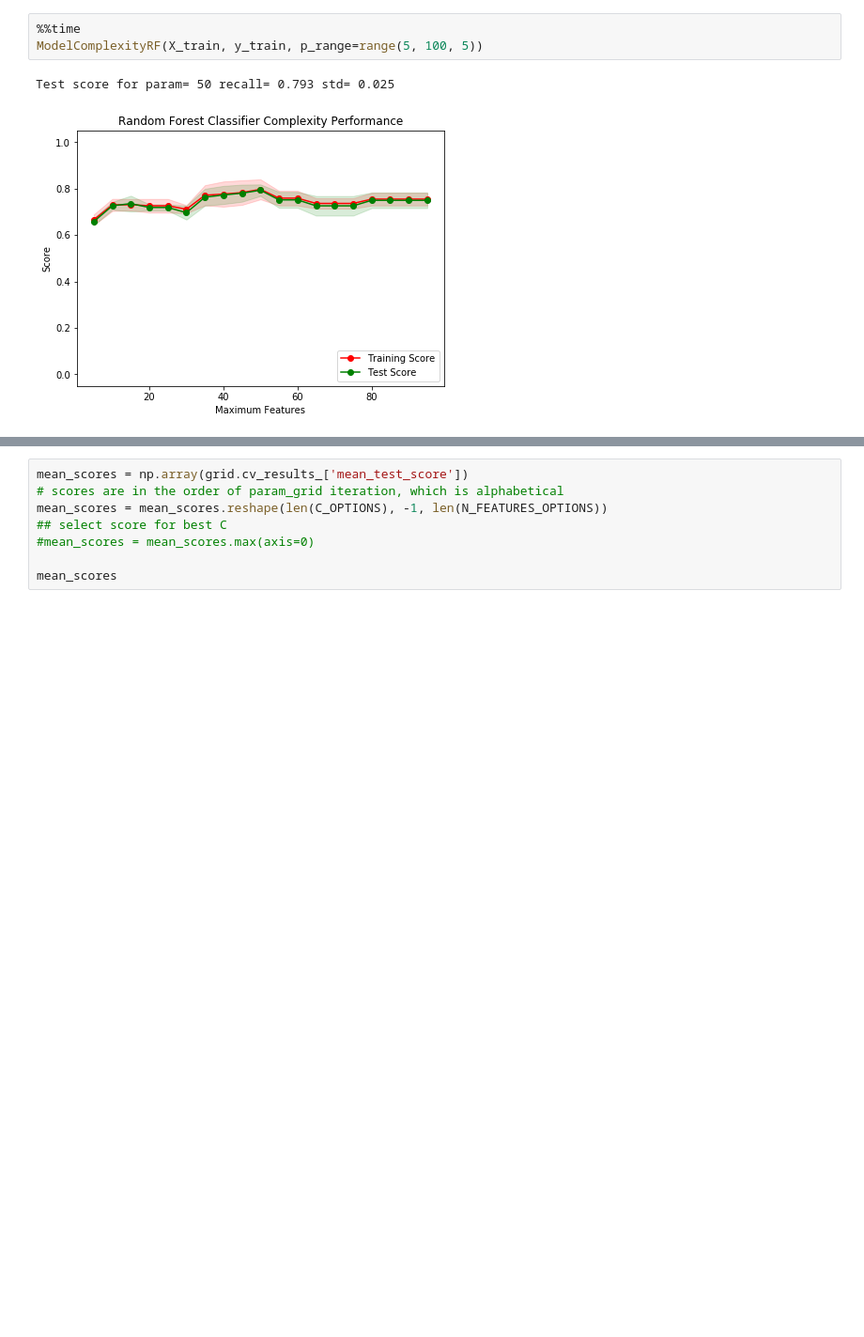
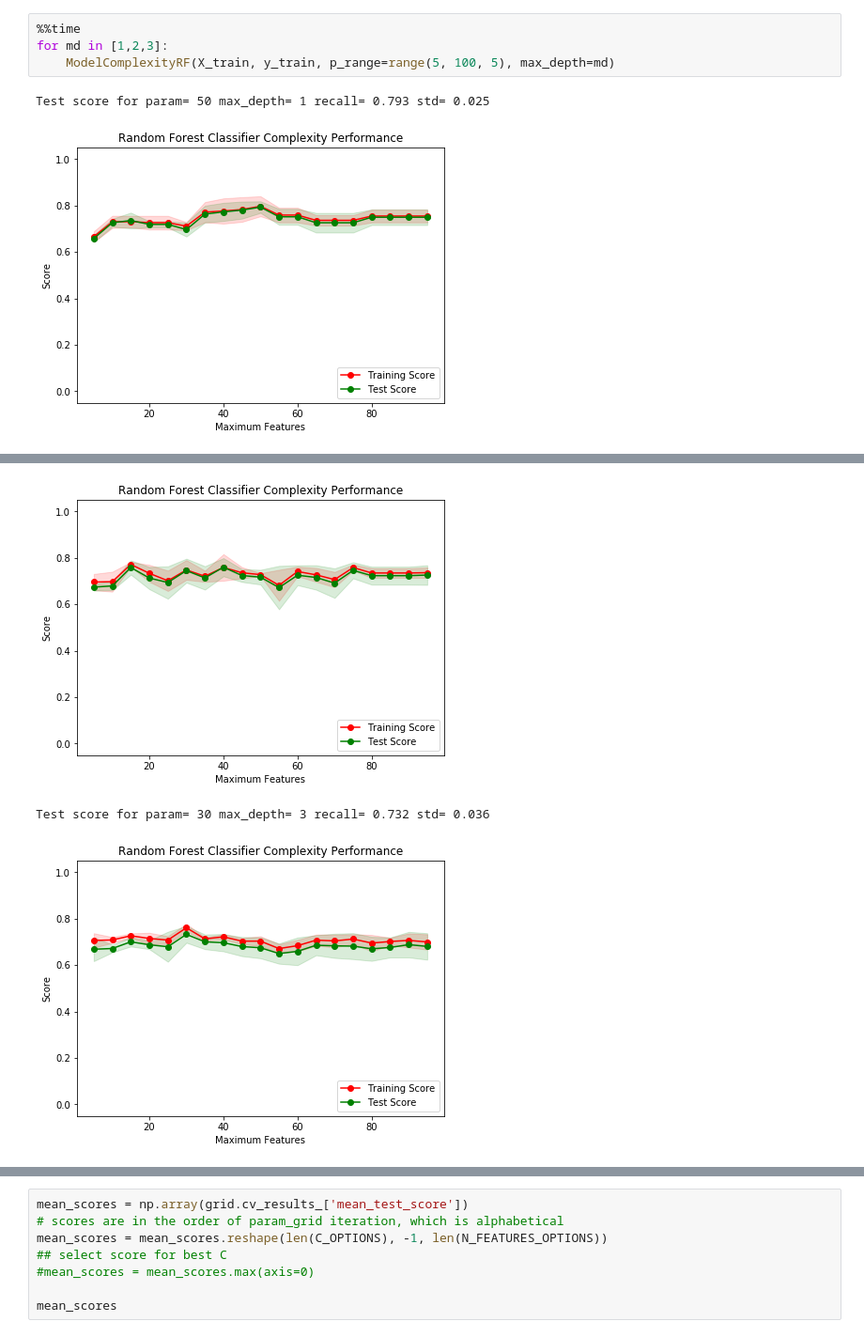
Before and after one commit to aberenyi73/machine-learning, a Jupyter notebook: projects/capstone/Process Input 4.ipynb, the cells around one changed output, grey strips where cells are left out. Shown at 94% size. Saved outputs shown, nothing was run; the diff lists cells and outputs as text; blank space fills up the shorter version.

```diff
--- a/projects/capstone/Process Input 4.ipynb
+++ b/projects/capstone/Process Input 4.ipynb
@@ -102,6 +131,7 @@ Test score for param= 1 recall= 0.772 std= 0.051
 # %%
 %%time
-ModelComplexityRF(X_train, y_train, p_range=range(5, 100, 5))
+for md in [1,2,3]:
+    ModelComplexityRF(X_train, y_train, p_range=range(5, 100, 5), max_depth=md)
 # %% [output]
-Test score for param= 50 recall= 0.793 std= 0.025
+Test score for param= 50 max_depth= 1 recall= 0.793 std= 0.025
 [figure]
@@ -109,0 +139,3 @@ Wall time: 20.8 s
+[figure, added]
+Test score for param= 30 max_depth= 3 recall= 0.732 std= 0.036
+[figure, added]
```
Also changed, not shown: parts of 36 cells of this notebook, 41 other files.
